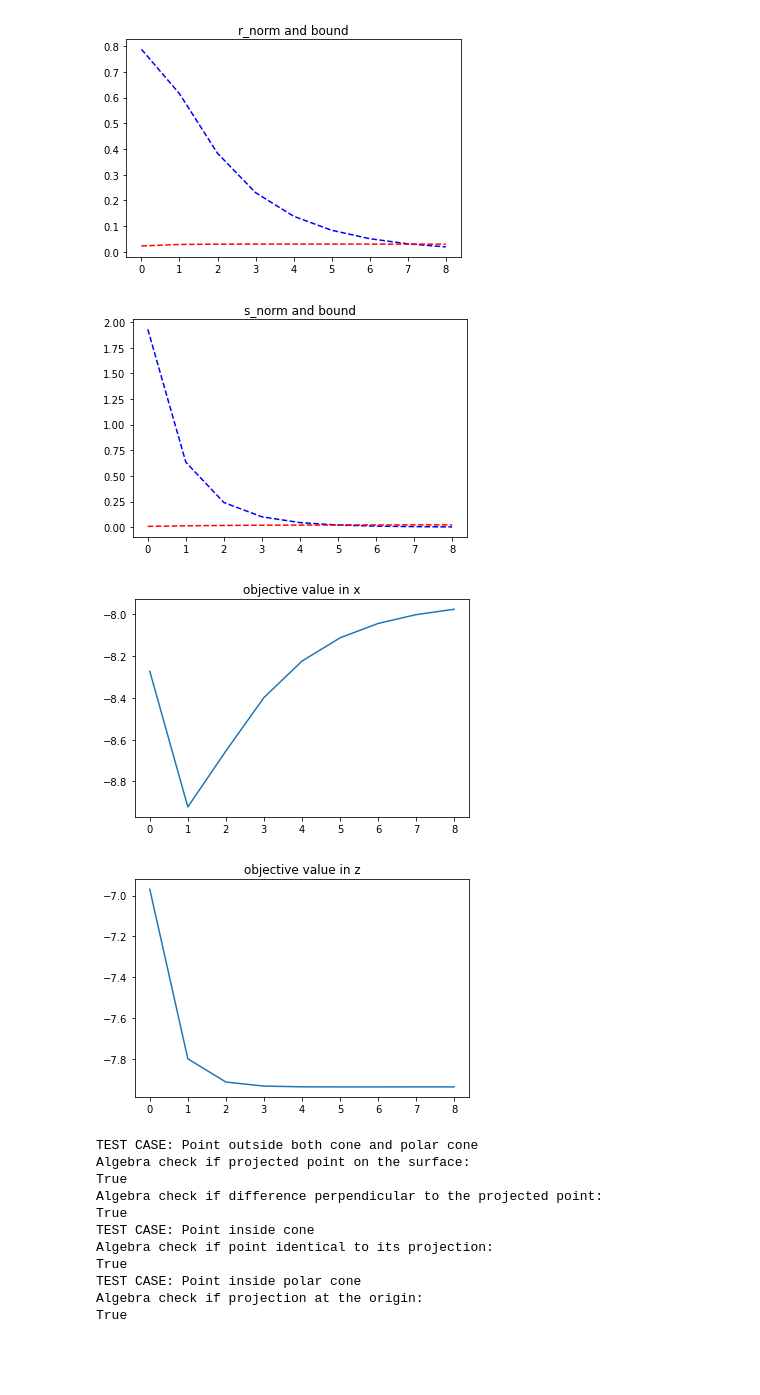
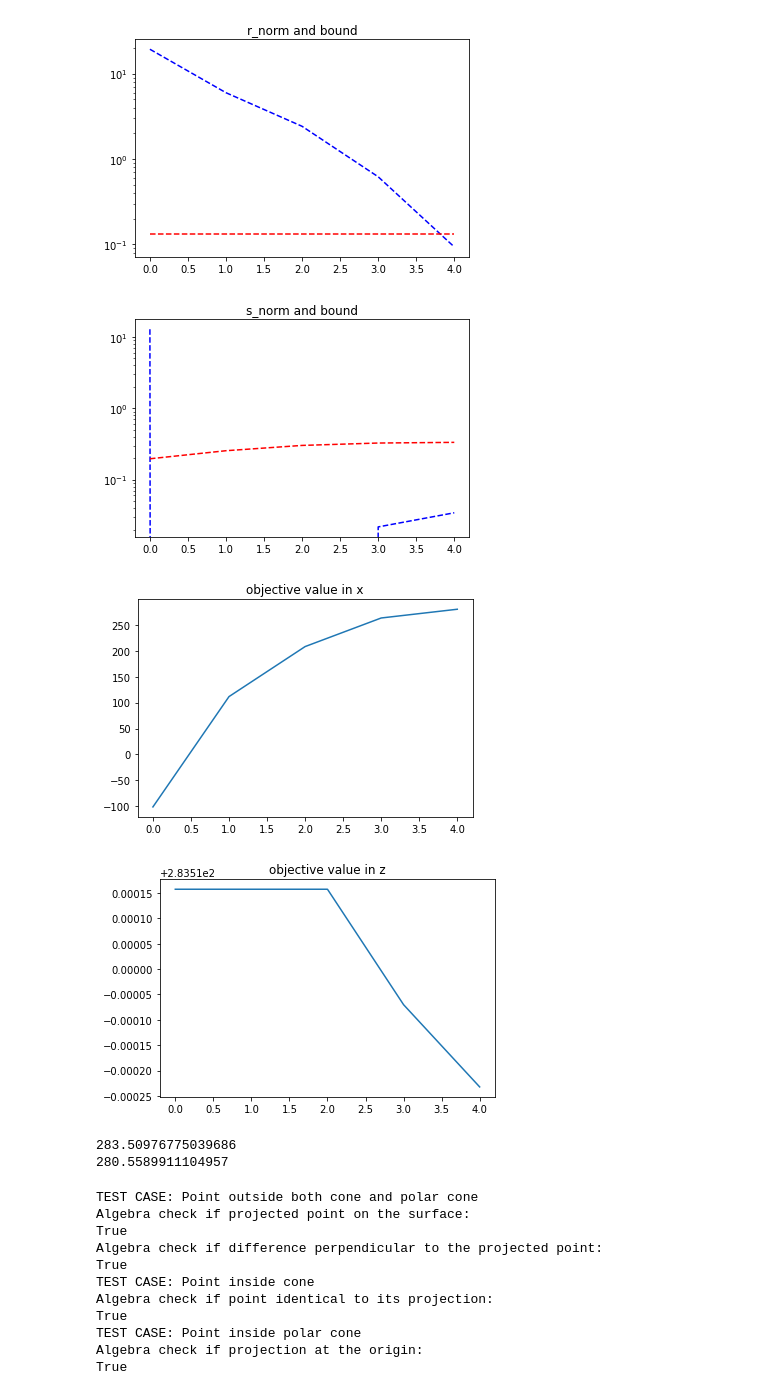
Before and after one commit to chenyizhou96/ADMM_python, a Jupyter notebook: ADMM_basic.ipynb, the cells around one changed output. Saved outputs shown, nothing was run; the diff lists cells and outputs as text; code cells hidden in the pictures; blank space fills up the shorter version.

```diff
--- a/ADMM_basic.ipynb
+++ b/ADMM_basic.ipynb
@@ -1,10 +1,14 @@
 # %%
 import numpy as np
 from numpy import linalg as LA
+
 QUIET    = 0;
 MAX_ITER = 1000;
 ABSTOL   = 1e-4;
 RELTOL   = 1e-2;
+MU = 10
+tau_incr = 2
+tau_decr = 2
 
 #class for storing error norms for graphs later:
 class record:
@@ -52,14 +56,18 @@ def quadprog(P, q, r, lb, ub, rho, alpha, mu = 1):
     u = np.zeros(n)
     num_iter = 0
     history = record(MAX_ITER)
-
+    rho_new = rho
 
     for k in range(MAX_ITER):
-        if k > 0:
+        if rho_new != rho or k== 0:
+            rho = rho_new
+            #print("rho changed to: ")
+            #print(rho)
+            R = LA.cholesky(P+rho*np.identity(n))
             x = LA.solve(np.transpose(R), (rho*(z - u) - q))
             x = LA.solve(R, x)
         else:
-            R = LA.cholesky(P+rho*np.identity(n))
+            #R =LA.cholesky(P+rho*np.identity(n))
             x = LA.solve(np.transpose(R), (rho*(z - u) - q))
             x = LA.solve(R, x)
 
@@ -80,6 +88,14 @@ def quadprog(P, q, r, lb, ub, rho, alpha, mu = 1):
         history.objval_z[k] = objective(P, q, r, z)
         history.eps_pri[k] = np.sqrt(n)*ABSTOL + RELTOL*np.maximum(LA.norm(x), LA.norm(-z))
         history.eps_dual[k] = np.sqrt(n)*ABSTOL + RELTOL*LA.norm(rho*u)
+        #update rho if two norms are very different:
+        if history.r_norm[k] > MU*history.s_norm[k]:
+            rho_new = rho*tau_incr
+            u = u/tau_incr
+        if history.s_norm[k] > MU*history.r_norm[k]:
+            rho_new = rho/tau_decr
+            u = u*tau_decr
+        #stopping criterion:
         if (history.r_norm[k] < history.eps_pri[k] and history.s_norm[k] < history.eps_dual[k]):
             num_iter = k+1
             break
@@ -96,7 +112,8 @@ from matplotlib.pyplot import figure
 
 figure(figsize=(10, 8), dpi=80)
 
-n = 100
+#size of the system:
+n = 1000
 
 P = np.random.rand(n,n)
 P = P + np.transpose(P)
@@ -104,12 +121,12 @@ w,v = LA.eig(P)
 P = np.matmul(v, np.matmul(np.diag(np.ones(n)+np.random.rand(n)) , np.transpose(v)))
 q = np.random.rand(n)
 r = np.random.rand(1)
-l = -np.random.rand(n)
+l = np.random.rand(n)
 u = np.random.rand(n)
 lb = np.minimum(l, u)
 ub = np.maximum(l, u)
 
-x,history,num_iter = quadprog(P, q, r, lb, ub, 1.0, 1.0)
+x,history,num_iter = quadprog(P, q, r, lb, ub, 1, 1.0)
 
 
 #Tests:
@@ -127,11 +144,13 @@ for i in range(n):
 figure()
 plt.plot(history.r_norm[0:num_iter], 'b--', history.eps_pri[0:num_iter], 'r--')
 plt.title('r_norm and bound')
+plt.yscale("log")
 plt.show()
 
 #test3: plot s_norm convergence w.r.t iterations
 figure()
 plt.plot(history.s_norm[0:num_iter], 'b--', history.eps_dual[0:num_iter], 'r--')
+plt.yscale("log")
 plt.title('s_norm and bound')
 plt.show()
 
@@ -141,7 +160,7 @@ plt.plot(history.objval_x[0:num_iter])
 plt.title('objective value in x')
 plt.show()
 
-#test4: plot objective value w.r.t iterations
+#test5: plot objective value w.r.t iterations
 figure()
 plt.plot(history.objval_z[0:num_iter])
 plt.title('objective value in z')
@@ -151,7 +178,9 @@ plt.show()
-[figure, old version]
+[figure, new version]
-[figure, old version]
+[figure, new version]
-[figure, old version]
+[figure, new version]
-[figure, old version]
+[figure, new version]
+283.50976775039686
+280.5589911104957
 # %%
 #test for simple 3D projection:
 from mpl_toolkits import mplot3d
```
Also changed, not shown: parts of 5 cells of this notebook.
